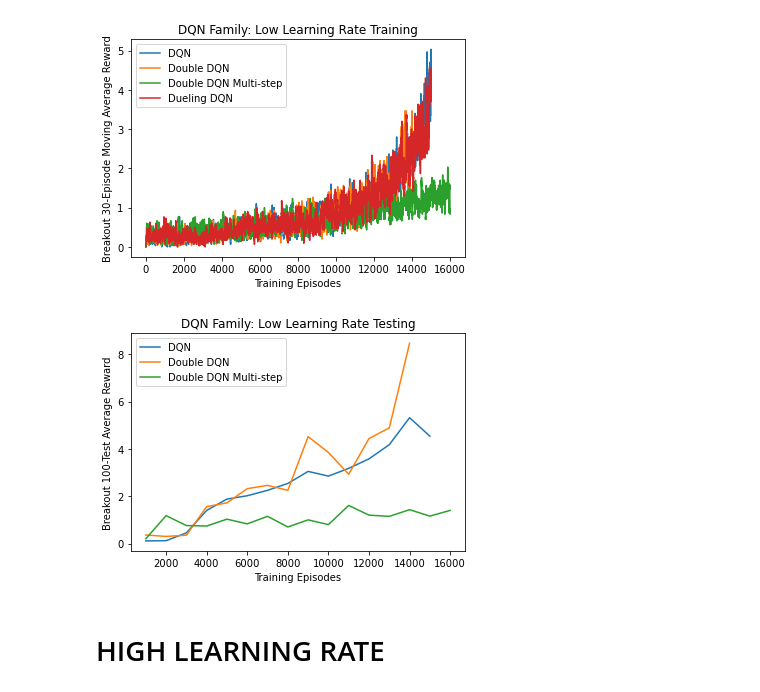
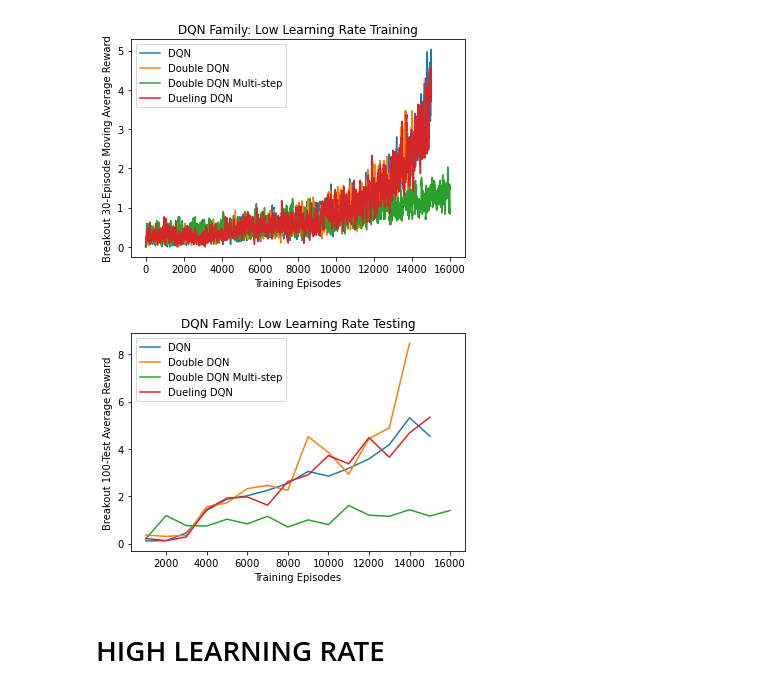
Before and after one commit to alexander-moore/Reinforcement-Learning-Benchmarking, a Jupyter notebook: project/Combined Visual Maker.ipynb, the cells around one changed output. Cells and saved outputs as stored; diff of their text form; code cells hidden in the pictures.

```diff
--- a/project/Combined Visual Maker.ipynb
+++ b/project/Combined Visual Maker.ipynb
@@ -28,25 +28,25 @@ plt.show()
 # %%
 path = 'C:/Users/Alex/Documents/CS525/project/results/high_lo_lr_breakout_Results/First_Results/Low_LR/'
 col = 'test_reward_average_last_100'
 # TESTING
 dqn = pd.read_csv(path+'DQN/15000_test_metrics.csv')
 #print(dqn)
 ddqn = pd.read_csv(path+'DDQN/14000_test_metrics.csv')
 ddqn_ms = pd.read_csv(path+'DDQN_MS/16000_test_metrics.csv')
 duel = pd.read_csv(path+'DuelingDQN/15000_test_metrics.csv')
 
 
 plt.plot(dqn['episode'], dqn[col], label = 'DQN')
 plt.plot(ddqn['episode'], ddqn[col], label = 'Double DQN')
 plt.plot(ddqn_ms['episode'], ddqn_ms[col], label = 'Double DQN Multi-step')
-plt.plot(duel['episode'])
+plt.plot(duel['episode'], duel[col], label = 'Dueling DQN')
 plt.legend(loc = 'best')
 plt.title('DQN Family: Low Learning Rate Testing')
 plt.xlabel('Training Episodes')
 plt.ylabel('Breakout 100-Test Average Reward')
 plt.show()
 # %% [output]
-[figure, old version]
+[figure, new version]
 # %% [markdown]
 # HIGH LEARNING RATE
 # %%
```
